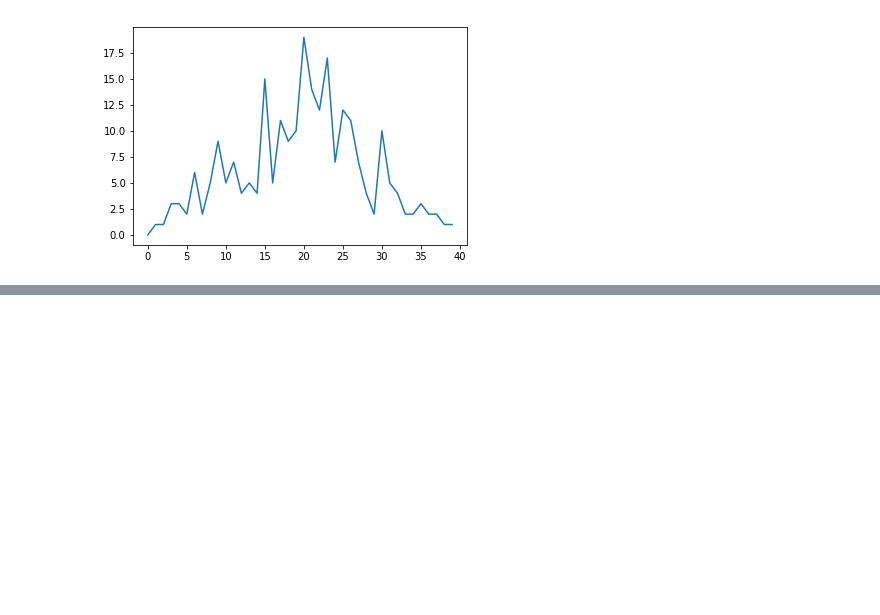
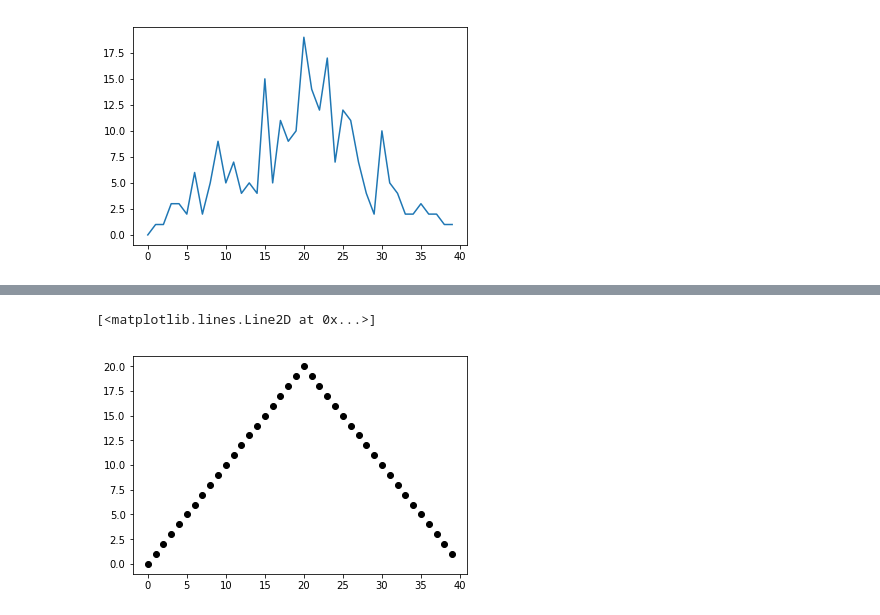
Before and after one commit to HUGOROCHABRAZIL/Python_classes, a Jupyter notebook: code/Untitled.ipynb, the cells around one changed output, grey strips where cells are left out. Saved outputs shown, nothing was run; the diff lists cells and outputs as text; code cells hidden in the pictures; blank space fills up the shorter version.

```diff
--- a/code/Untitled.ipynb
+++ b/code/Untitled.ipynb
@@ -208,0 +232,7 @@ plt.show()
+# %%
+plt.plot (np.max(data,axis=0),'ok')
+#o parâmetro '^m' indica que os valores máximos estarão representados por triângulos ('^') na cor magenta ('m') #
+#cor preta = 'k' e círculos='o'#
+# %% [output]
+[<matplotlib.lines.Line2D at 0x...>]
+[figure, added]
```
Also changed, not shown: parts of 17 cells of this notebook.
